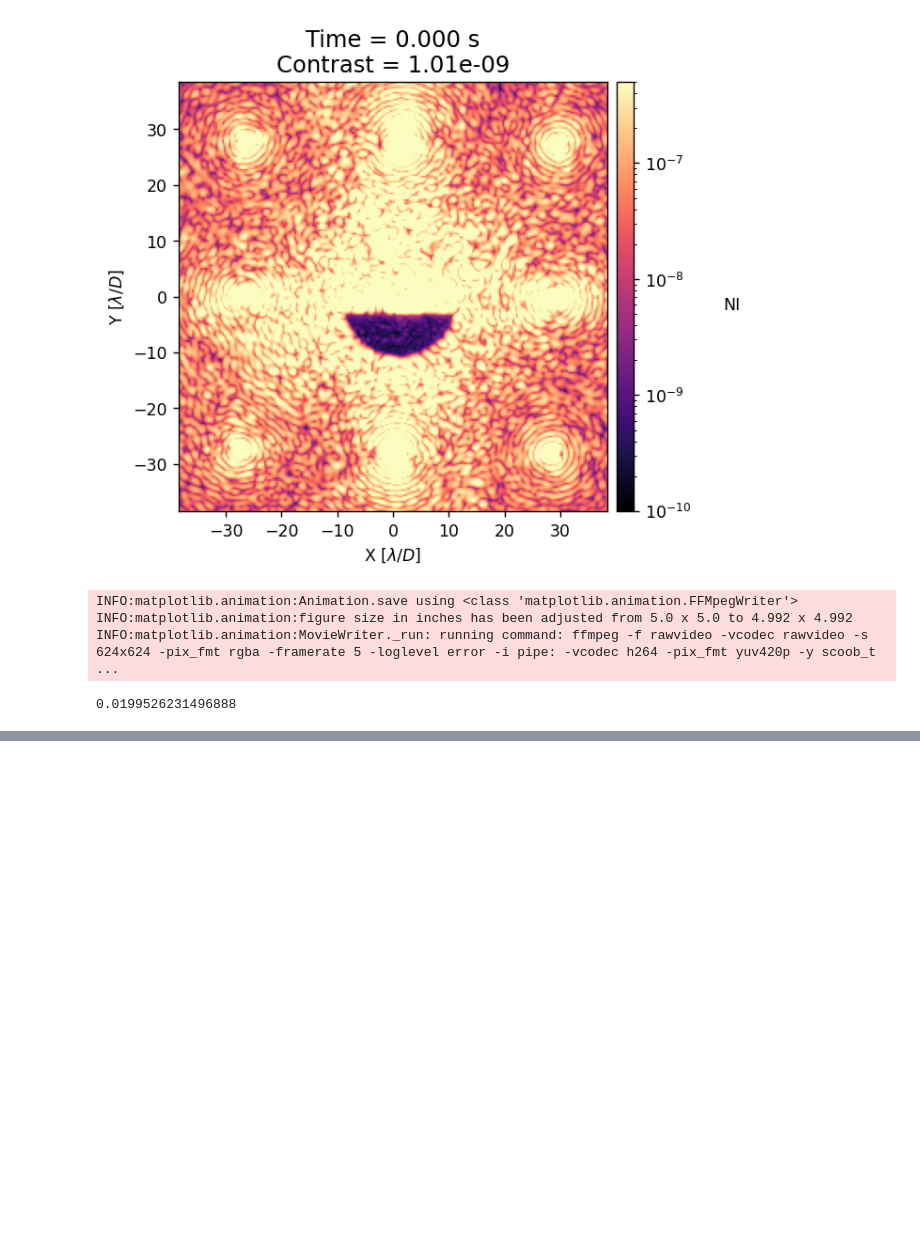
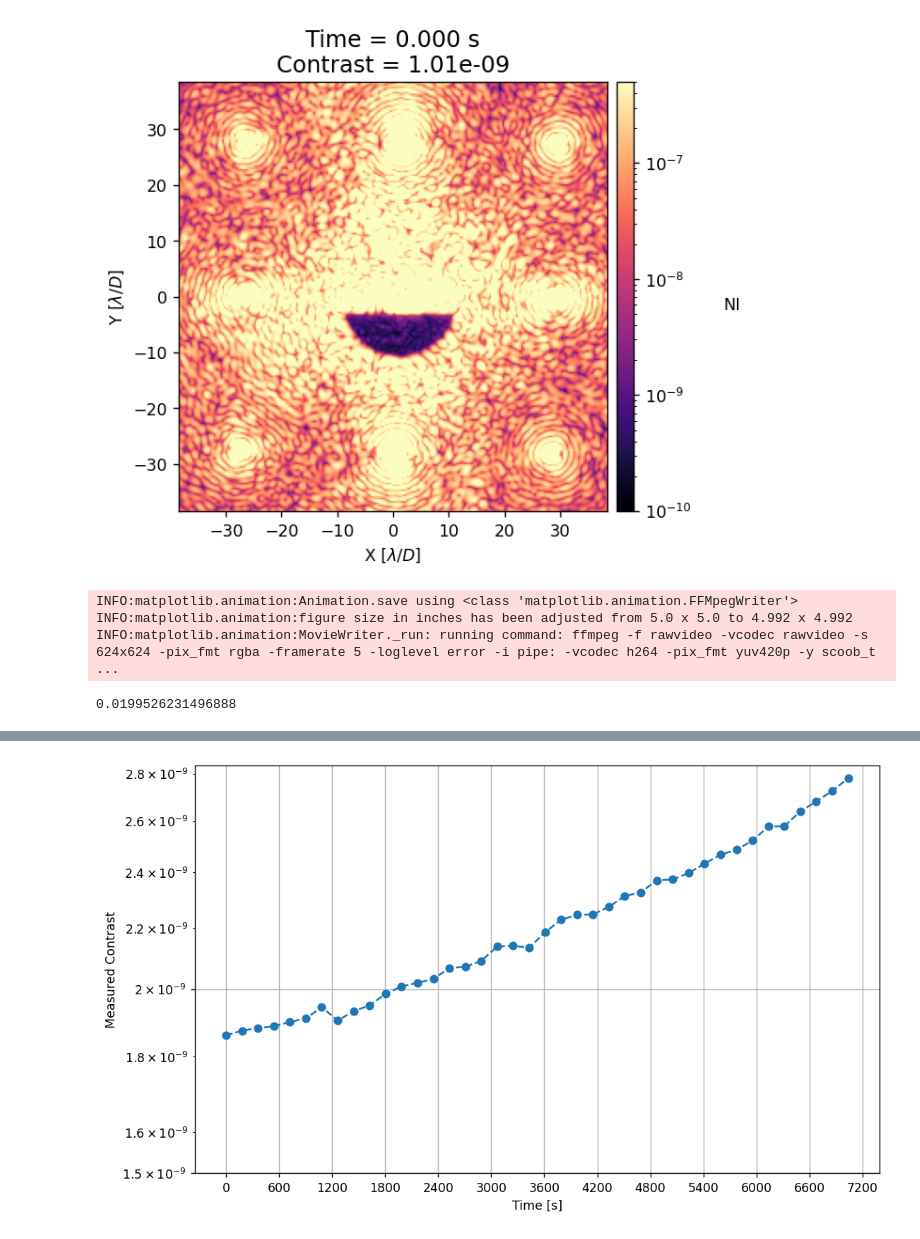
Before and after one commit to kian1377/scoob-exps, a Jupyter notebook: misc.ipynb, the cells around one changed output, grey strips where cells are left out. Cells and saved outputs as stored; diff of their text form; code cells hidden in the pictures; blank space fills up the shorter version.

```diff
--- a/misc.ipynb
+++ b/misc.ipynb
@@ -311,0 +326,47 @@ len(ts_ims[2])
+# %%
+data_path = Path('/data/users/kianmilani/20260707-atten17')
+iefc_data = utils.load_pickle(data_path/'iefc_results_90.pkl')
+wfs_mask = iefc_data['wfs_mask']
+
+ts_dirs = [
+    'time-series-1',
+]
+
+ts_ims = []
+ts_times = []
+contrasts = []
+for i in range(len(ts_dirs)):
+    ts_path = data_path/ts_dirs[i]
+    ts_fnames = utils.get_fnames(ts_path/'*')
+
+    short_ts_ims = []
+    short_ts_contrasts = []
+    short_ts_times = []
+    for j in range(len(ts_fnames)):
+        im = ensure_np_array(utils.load_fits(ts_fnames[j]))
+        abs_time = float(ts_fnames[j][-17:])
+        # abs_time = float(ts_fnames[j][-22:-5])
+        if i==0 and j==0: t0 = abs_time
+        rel_time = abs_time - t0
+        short_ts_times.append(rel_time)
+        short_ts_ims.append(im)
+        short_ts_contrasts.append(ensure_np_array(utils.mean(xp.array(im), wfs_mask)))
+
+        # utils.save_fits(ts_fnames[j]+'.fits', im)
+
+    ts_ims.append(short_ts_ims)
+    ts_times.append(short_ts_times)
+    contrasts.append(short_ts_contrasts)
+# %%
+
+fig, axs = plt.subplots(nrows=1, ncols=1, figsize=(10,6), dpi=125)
+for i in range(len(contrasts)):
+    axs.semilogy(ts_times[i], contrasts[i], label=f'Dataset {i+1}', marker='o', linestyle='--')
+
+axs.set_xlabel('Time [s]')
+axs.set_ylabel('Measured Contrast')
+axs.set_xticks(np.arange(0, 7500, 600))
+axs.set_yticks([1.5e-9, 2e-9])
+axs.grid()
+# %% [output]
+[figure, added]
```
Also changed, not shown: parts of 6 cells of this notebook, 1 other file.
